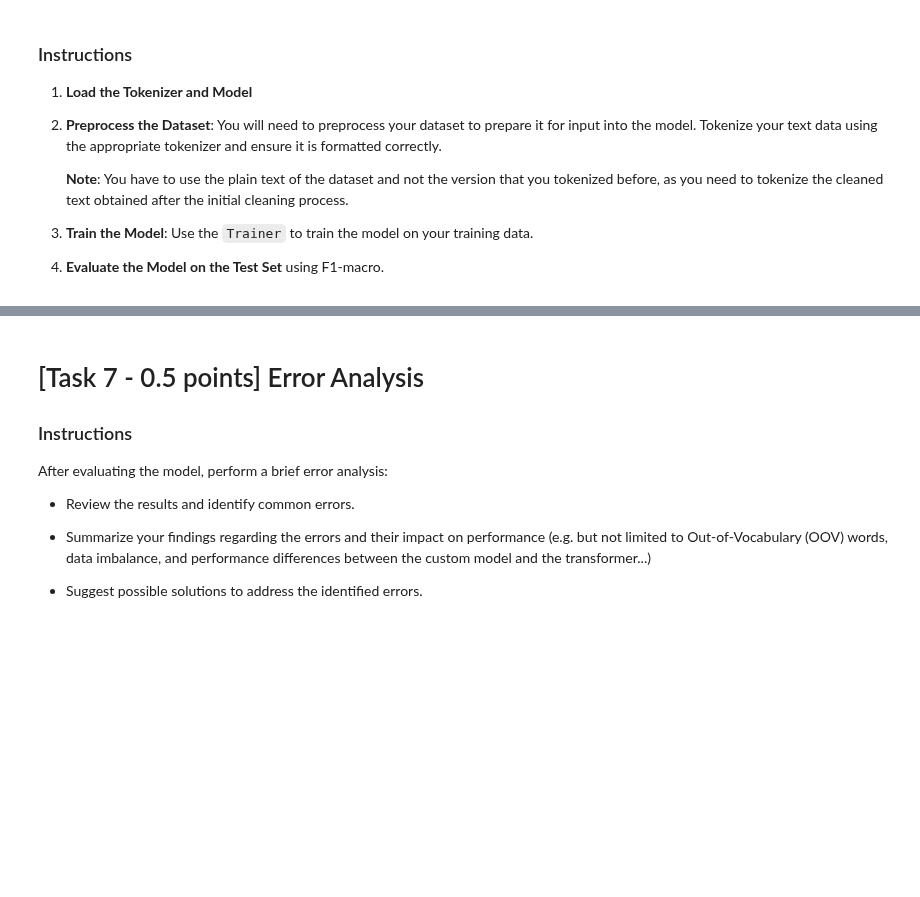
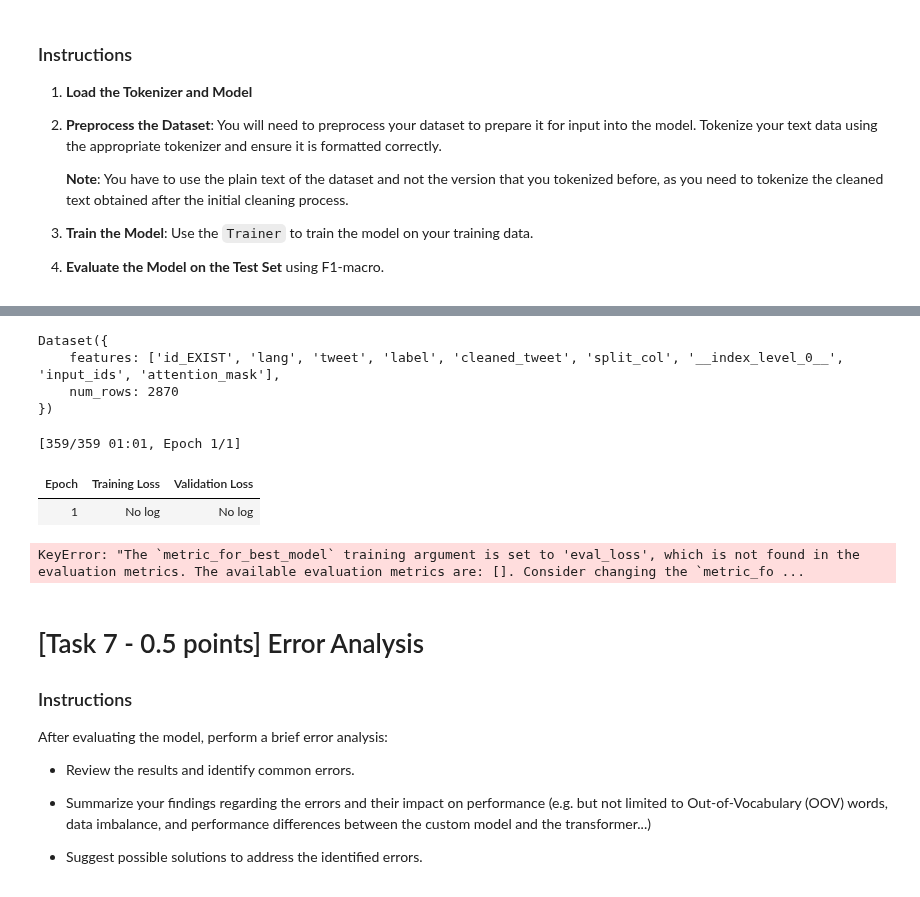
Before and after one commit to leonardoman9/NLPProject, a Jupyter notebook: Assignment 1/Assignment1_2425.ipynb, the cells around one changed output, grey strips where cells are left out. Drawn from its saved outputs; the diff is of its cells as text; code cells hidden in the pictures; blank space fills up the shorter version.

Commit message:
task 6 updated

```diff
--- a/Assignment 1/Assignment1_2425.ipynb
+++ b/Assignment 1/Assignment1_2425.ipynb
@@ -928,3 +1037,59 @@ In this section, you will use a transformer model specifically trained for hate
+# %%
+import evaluate
+
+acc_metric = evaluate.load('accuracy')
+f1_metric = evaluate.load('f1')
+
+def compute_metrics(output_info):
+    predictions, labels = output_info
+    predictions = np.argmax(predictions, axis=-1)
+    f1 = f1_metric.compute(predictions=predictions, references=labels, average='macro')
+    acc = acc_metric.compute(predictions=predictions, references=labels)
+    return {**f1, **acc}
+# %%
+print(train_data)
+# %% [output]
+Dataset({
+    features: ['id_EXIST', 'lang', 'tweet', 'label', 'cleaned_tweet', 'split_col', '__index_level_0__', 'input_ids', 'attention_mask'],
+    num_rows: 2870
+})
+# %%
+train_data = train_data.rename_column('hard_label_task1', 'label')
+test_data = test_data.rename_column('hard_label_task1', 'label')
+# %%
+from transformers import TrainingArguments
+
+training_args = TrainingArguments(
+    output_dir="test_dir",                 # where to save model
+    learning_rate=2e-5,
+    per_device_train_batch_size=8,         # accelerate defines distributed training
+    per_device_eval_batch_size=8,
+    num_train_epochs=1,
+    weight_decay=0.01,
+    evaluation_strategy="epoch",           # when to report evaluation metrics/losses
+    save_strategy="epoch",                 # when to save checkpoint
+    load_best_model_at_end=True,
+    report_to='none'                       # disabling wandb (default)
+)
+# %%
+from transformers import Trainer
+
+trainer = Trainer(
+    model=model,
+    args=training_args,
+    train_dataset=train_data,
+    eval_dataset=test_data,
+    tokenizer=tokenizer,
+    data_collator=data_collator,
+    compute_metrics=compute_metrics,
+)
+# %%
+trainer.train()
+# %% [output]
+[359/359 01:01, Epoch 1/1]
+| Epoch | Training Loss | Validation Loss |
+| 1 | No log | No log |
+KeyError: "The `metric_for_best_model` training argument is set to 'eval_loss', which is not found in the evaluation metrics. The available evaluation metrics are: []. Consider changing the `metric_fo ...
 # %% [markdown]
 # [Task 7 - 0.5 points] Error Analysis
 
```
Also changed, not shown: parts of 16 cells of this notebook.
